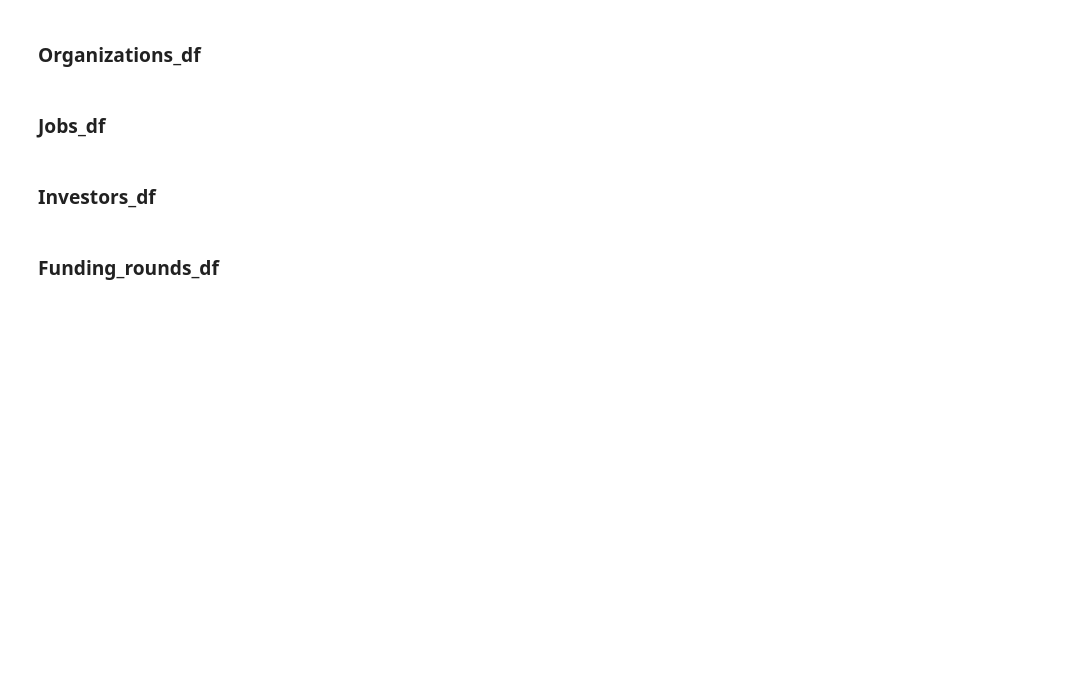
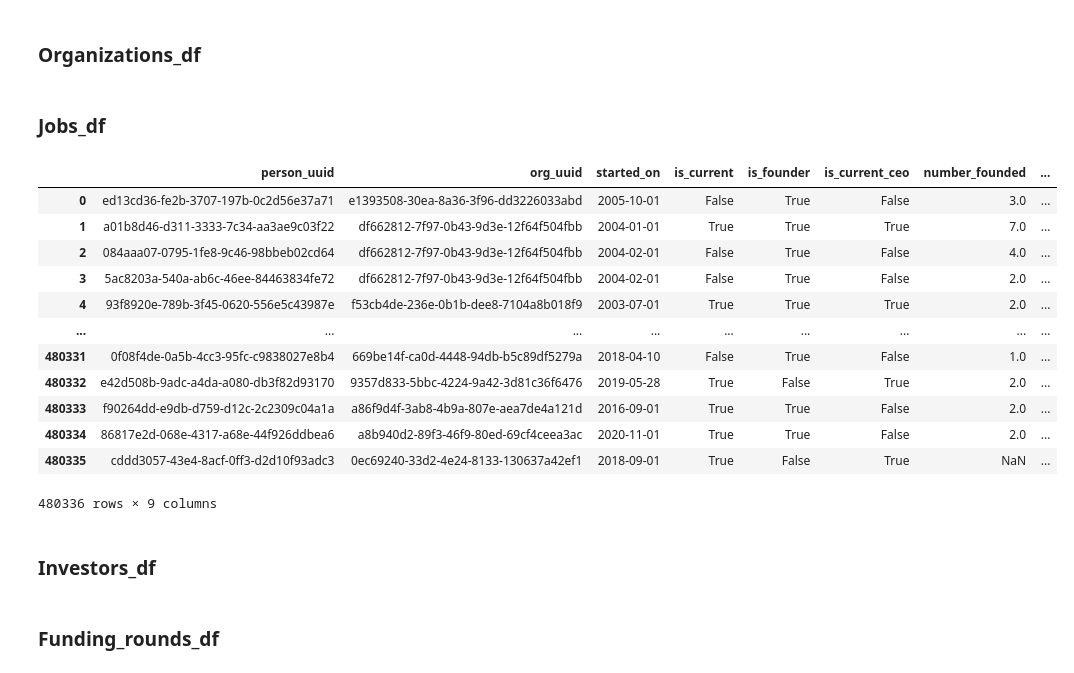
Before and after one commit to rodrigochaname/MachineLearning4VC, a Jupyter notebook: data_exploration.ipynb, the cells around one changed output. Drawn from its saved outputs; the diff is of its cells as text; code cells hidden in the pictures; blank space fills up the shorter version.

```diff
--- a/data_exploration.ipynb
+++ b/data_exploration.ipynb
@@ -190,7 +167,7 @@ organizations_df['active_homepage'] = organizations_df['homepage_url'].map(still
 # %% [markdown]
 ### Jobs_df
 # %%
-#jobs_df = jobs_df.drop(columns=['permalink','cb_url','rank','created_at','updated_at'])
+jobs_df = jobs_df.drop(columns=['permalink','cb_url','rank','created_at','updated_at'])
 jobs_df['started_on']= pd.to_datetime(jobs_df['started_on'],errors = 'coerce')
 # %%
 # We drop titles with NaN
@@ -216,14 +193,14 @@ serial_founders_df = founders_df.groupby(by=['person_uuid'])\
                                 .rename(columns={'org_uuid':'number_founded', 'started_on':'first_venture_on'})
 
 # Merge tables
-jobs2_df = jobs_df.merge(serial_founders_df,how='left',on='person_uuid')
+people_df = jobs_df.merge(serial_founders_df,how='left',on='person_uuid')
 
 # We determine whether a founder was a veteran founder at the time each venture was founded
 cond1 = jobs2_df['is_founder'] == True
 cond2 = jobs2_df['number_founded'] > 1
-cond3 = jobs2_df['first_on'] < jobs2_df['started_on']
+cond3 = jobs2_df['first_venture_on'] < jobs2_df['started_on']
 
-jobs2_df['veteran_founder'] = cond1 & cond2 & cond3
+people_df['veteran_founder'] = cond1 & cond2 & cond3
 
 # Get rid of unnecessary columns
-jobs2_df = jobs2_df.drop(columns=['uuid','name','type','person_name','org_name','ended_on','title','job_type'])
+people_df = people_df.drop(columns=['uuid','name','type','person_name','org_name','ended_on','title','job_type'])
@@ -232,3 +207,19 @@ jobs2_df
+# %%
+people_df
+# %% [output]
+|  | person_uuid | org_uuid | started_on | is_current | is_founder | is_current_ceo | number_founded | ... |
+| 0 | ed13cd36-fe2b-3707-197b-0c2d56e37a71 | e1393508-30ea-8a36-3f96-dd3226033abd | 2005-10-01 | False | True | False | 3.0 | ... |
+| 1 | a01b8d46-d311-3333-7c34-aa3ae9c03f22 | df662812-7f97-0b43-9d3e-12f64f504fbb | 2004-01-01 | True | True | True | 7.0 | ... |
+| 2 | 084aaa07-0795-1fe8-9c46-98bbeb02cd64 | df662812-7f97-0b43-9d3e-12f64f504fbb | 2004-02-01 | False | True | False | 4.0 | ... |
+| 3 | 5ac8203a-540a-ab6c-46ee-84463834fe72 | df662812-7f97-0b43-9d3e-12f64f504fbb | 2004-02-01 | False | True | False | 2.0 | ... |
+| 4 | 93f8920e-789b-3f45-0620-556e5c43987e | f53cb4de-236e-0b1b-dee8-7104a8b018f9 | 2003-07-01 | True | True | True | 2.0 | ... |
+| ... | ... | ... | ... | ... | ... | ... | ... | ... |
+| 480331 | 0f08f4de-0a5b-4cc3-95fc-c9838027e8b4 | 669be14f-ca0d-4448-94db-b5c89df5279a | 2018-04-10 | False | True | False | 1.0 | ... |
+| 480332 | e42d508b-9adc-a4da-a080-db3f82d93170 | 9357d833-5bbc-4224-9a42-3d81c36f6476 | 2019-05-28 | True | False | True | 2.0 | ... |
+| 480333 | f90264dd-e9db-d759-d12c-2c2309c04a1a | a86f9d4f-3ab8-4b9a-807e-aea7de4a121d | 2016-09-01 | True | True | False | 2.0 | ... |
+| 480334 | 86817e2d-068e-4317-a68e-44f926ddbea6 | a8b940d2-89f3-46f9-80ed-69cf4ceea3ac | 2020-11-01 | True | True | False | 2.0 | ... |
+| 480335 | cddd3057-43e4-8acf-0ff3-d2d10f93adc3 | 0ec69240-33d2-4e24-8133-130637a42ef1 | 2018-09-01 | True | False | True | NaN | ... |
+480336 rows × 9 columns
 # %% [markdown]
 ### Investors_df
 # %%
```
Also changed, not shown: parts of 23 cells of this notebook.
